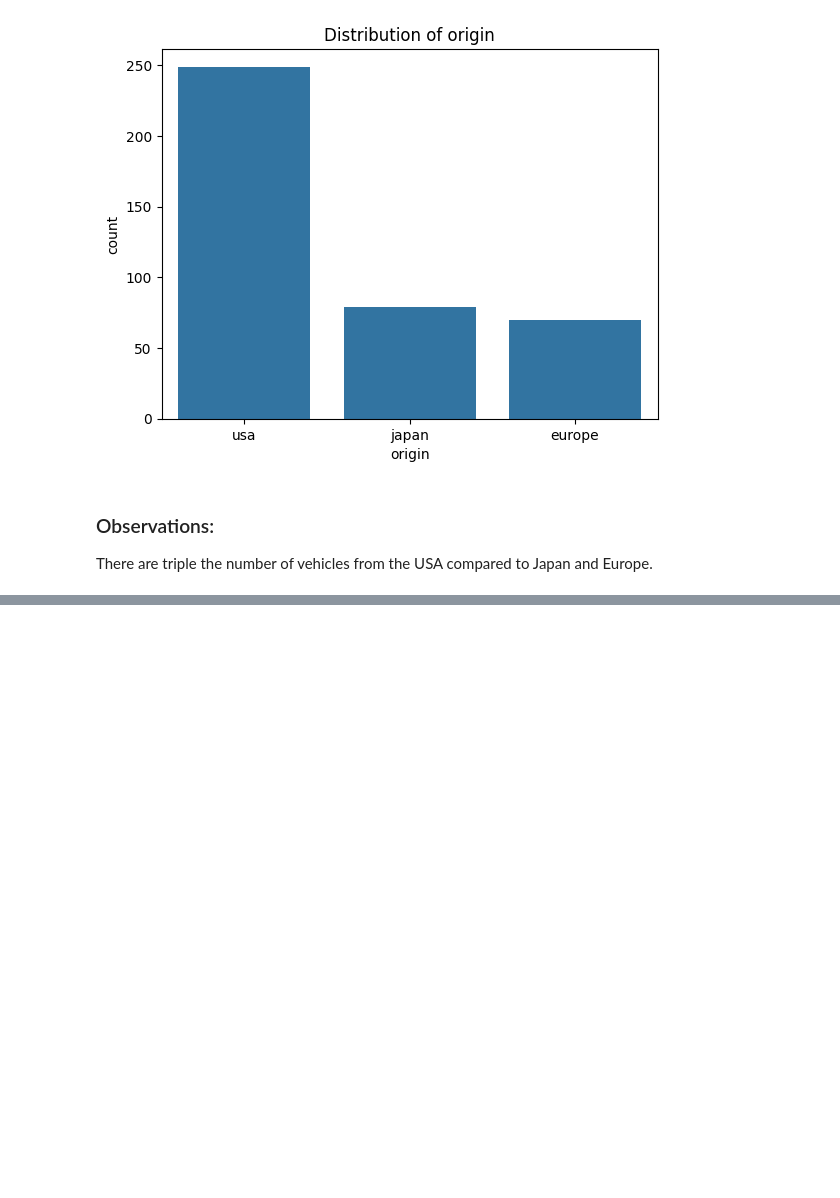
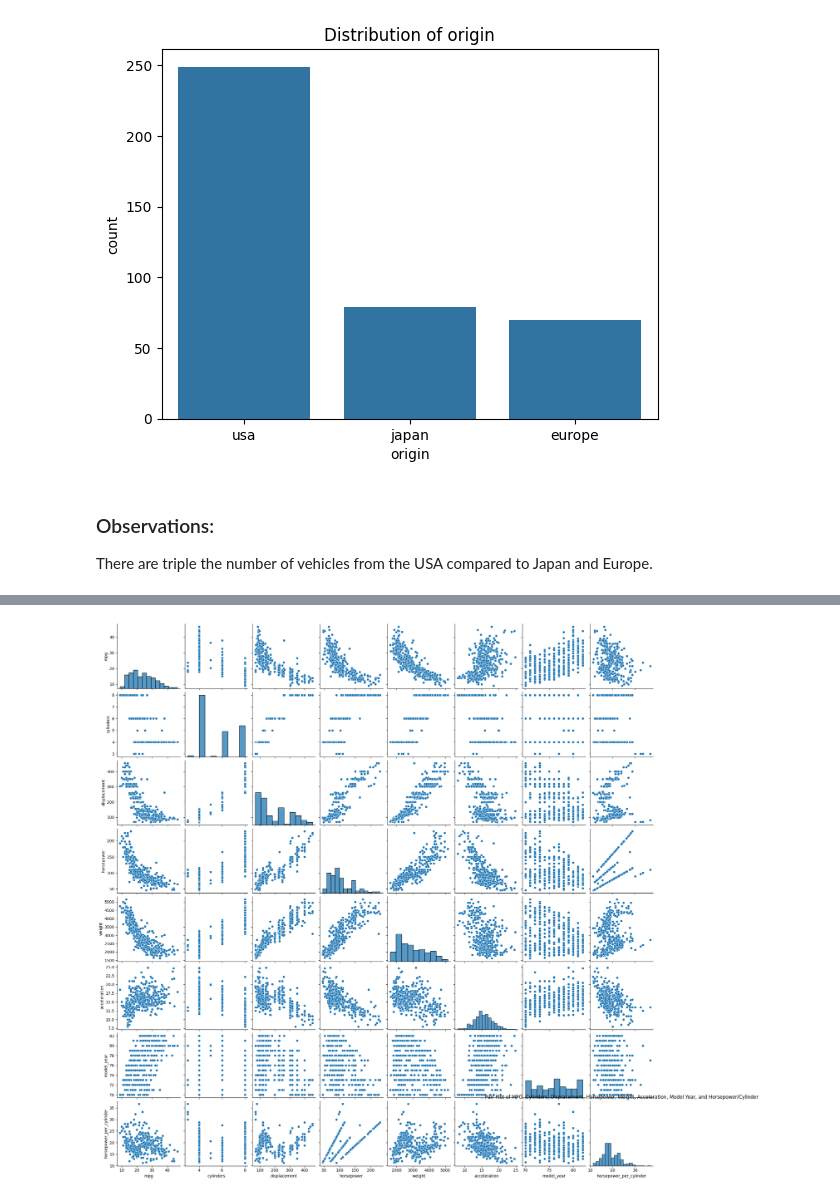
Before and after one commit to charlietodd11/datafun-06-eda, a Jupyter notebook: charlietodd_eda.ipynb, the cells around one changed output, grey strips where cells are left out. Saved outputs shown, nothing was run; the diff lists cells and outputs as text; code cells hidden in the pictures; blank space fills up the shorter version.

```diff
--- a/charlietodd_eda.ipynb
+++ b/charlietodd_eda.ipynb
@@ -125 +125,5 @@ Renaming origin to Country of Origin
 Creating a new column called
+# %%
+df.rename(columns={'origin': 'Region of Origin'}, inplace=True)
+df['horsepower_per_cylinder'] = df['horsepower']/df['cylinders']
+print(df.head())
@@ -125,0 +156,7 @@ Creating a new column called
+# %%
+
+sns.pairplot(df)
+plt.title("Pair Plot of MPG, Cylinders, Displacement, Horsepower, Weight, Acceleration, Model Year, and Horsepower/Cylinder")
+plt.show()
+# %% [output]
+[figure, added]
```
Also changed, not shown: parts of 12 cells of this notebook, 1 other file.
